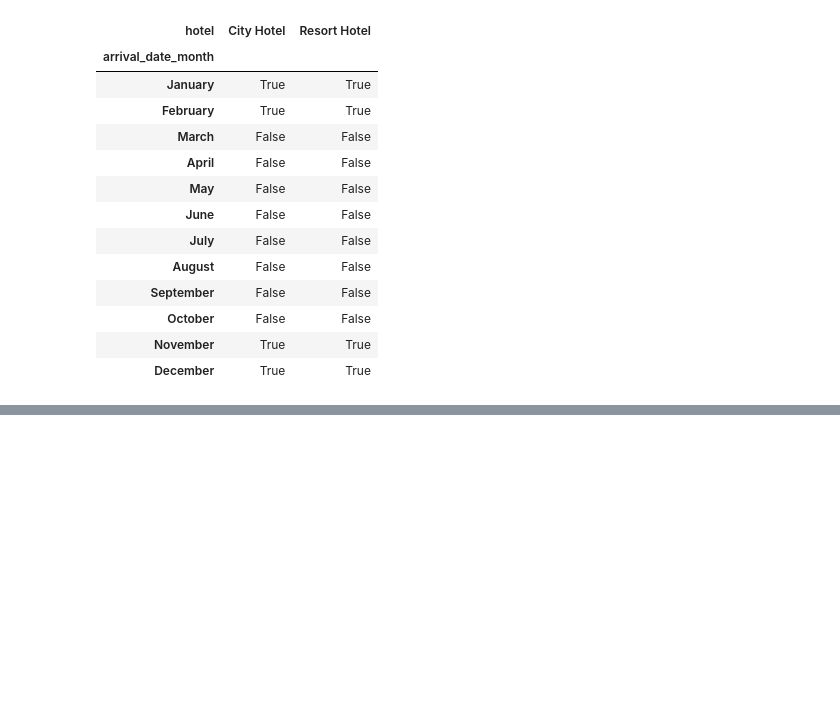
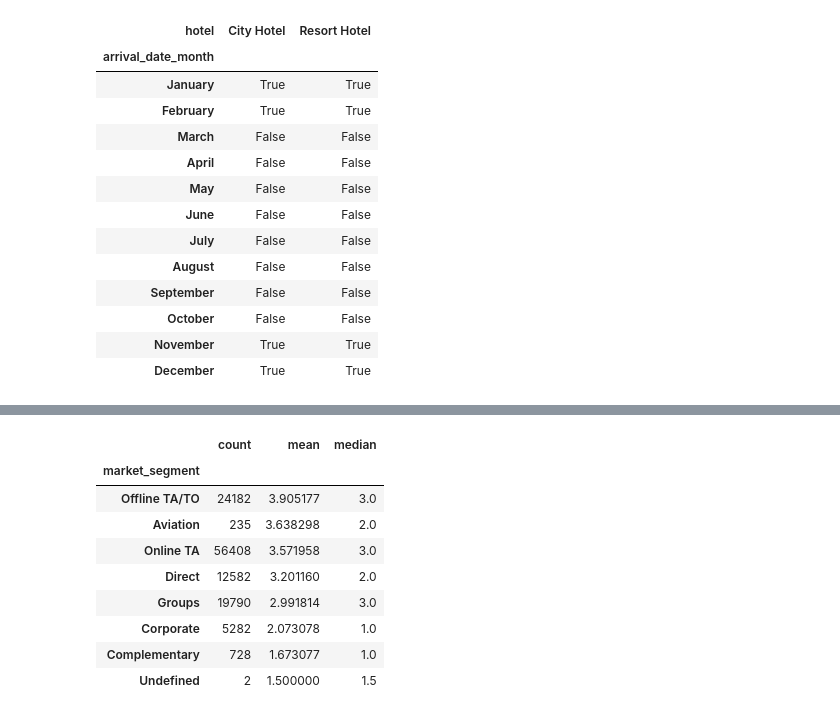
Before and after one commit to Kaevin-boi/Revenue-management-hotel, a Jupyter notebook: Notebooks/01_eda_revenue_management.ipynb, the cells around one changed output, grey strips where cells are left out. Cells and saved outputs as stored; diff of their text form; code cells hidden in the pictures; blank space fills up the shorter version.

```diff
--- a/Notebooks/01_eda_revenue_management.ipynb
+++ b/Notebooks/01_eda_revenue_management.ipynb
@@ -1033,0 +1108,16 @@ weak_demand_flag_by_hotel_and_month
+# %%
+df_clean.groupby("market_segment")["total_nights"].agg(["count", "mean", "median"]).sort_values(
+    "mean",
+    ascending=False
+)
+# %% [output]
+|  | count | mean | median |
+| market_segment |  |  |  |
+| Offline TA/TO | 24182 | 3.905177 | 3.0 |
+| Aviation | 235 | 3.638298 | 2.0 |
+| Online TA | 56408 | 3.571958 | 3.0 |
+| Direct | 12582 | 3.201160 | 2.0 |
+| Groups | 19790 | 2.991814 | 3.0 |
+| Corporate | 5282 | 2.073078 | 1.0 |
+| Complementary | 728 | 1.673077 | 1.0 |
+| Undefined | 2 | 1.500000 | 1.5 |
```
Also changed, not shown: parts of 14 cells of this notebook.
